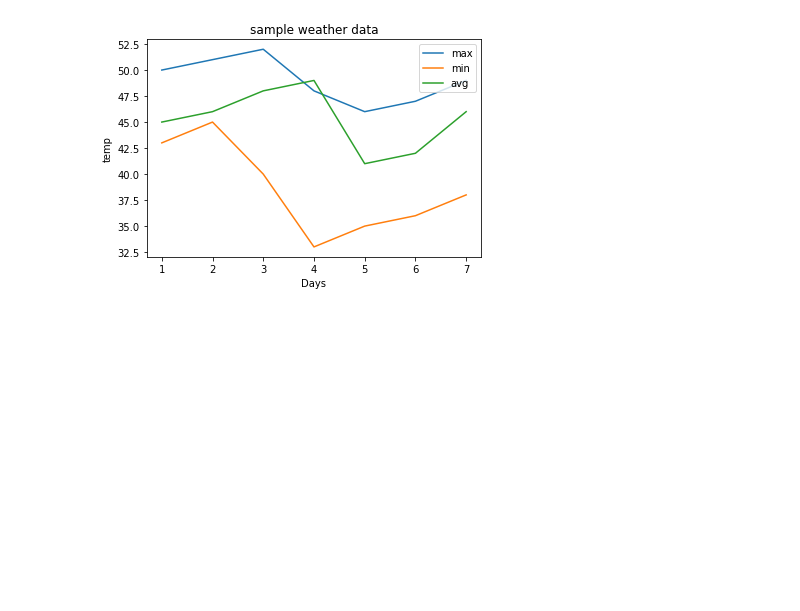
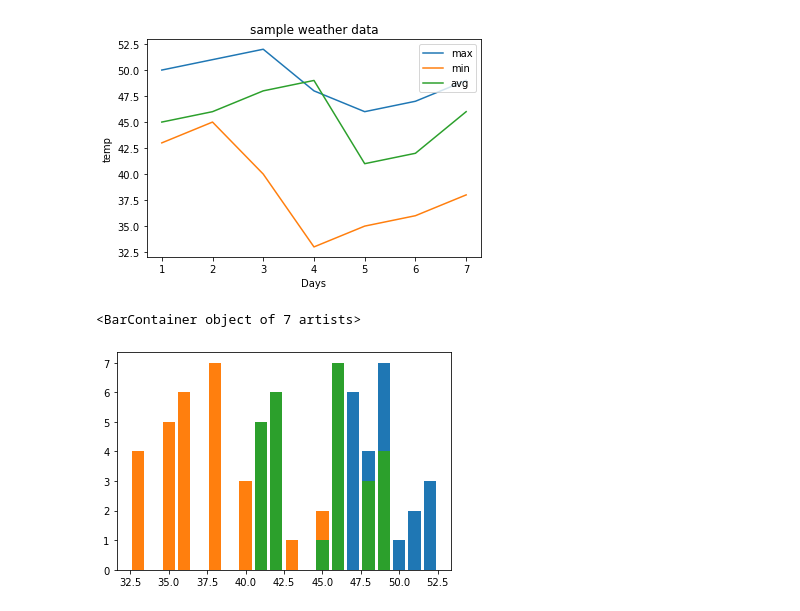
Before and after one commit to IM-RAHUL-RAJ/py_pandas_datascience, a Jupyter notebook: matplotlib.ipynb, the cells around one changed output. Saved outputs shown, nothing was run; the diff lists cells and outputs as text; code cells hidden in the pictures; blank space fills up the shorter version.

Commit message:
bar plot added

```diff
--- a/matplotlib.ipynb
+++ b/matplotlib.ipynb
@@ -52,3 +52,10 @@ plt.legend(loc="upper right")
 # %% [output]
 <matplotlib.legend.Legend at 0x...>
 [figure]
+# %%
+plt.bar(max_t,days)
+plt.bar(min_t,days)
+plt.bar(avg_t,days)
+# %% [output]
+<BarContainer object of 7 artists>
+[figure, added]
```
